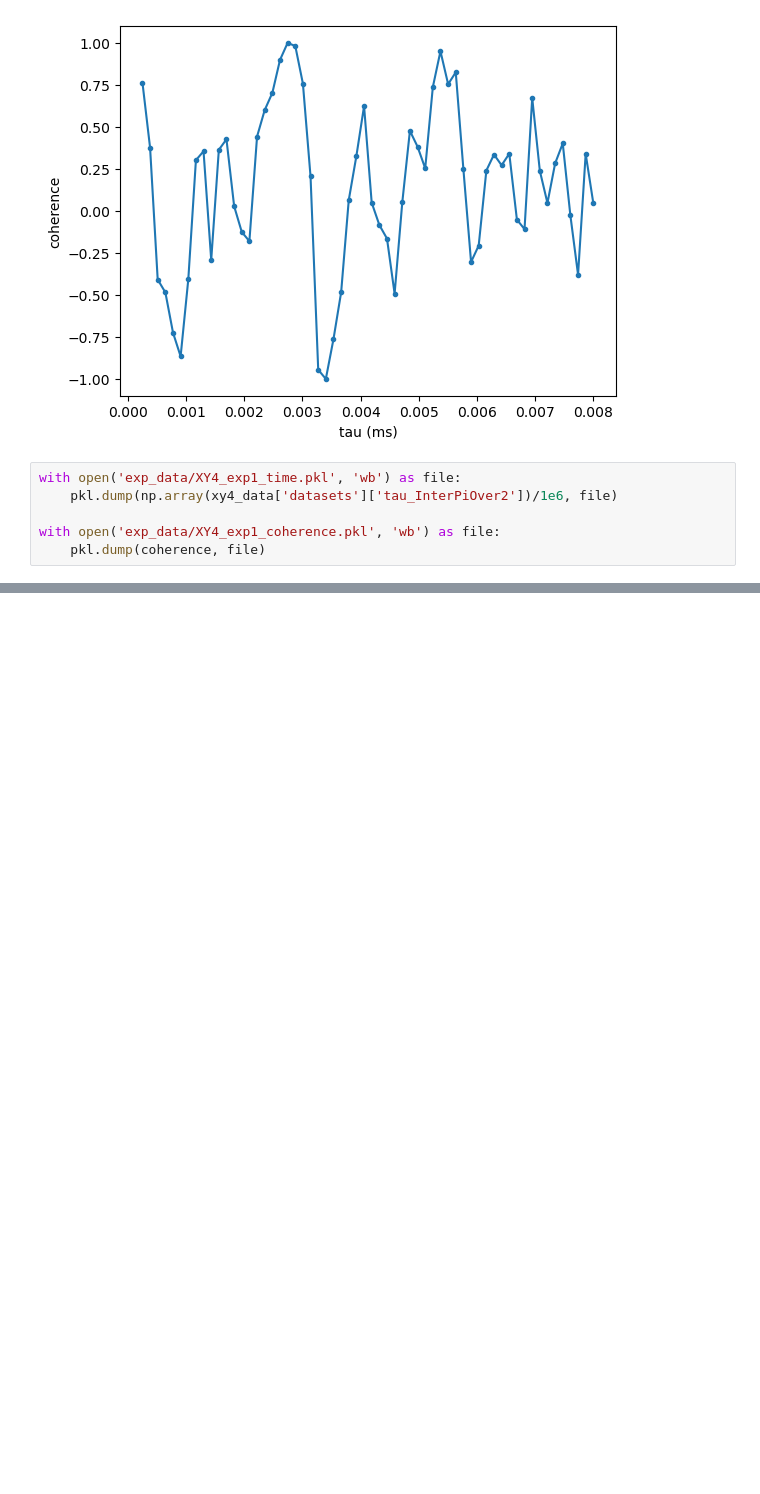
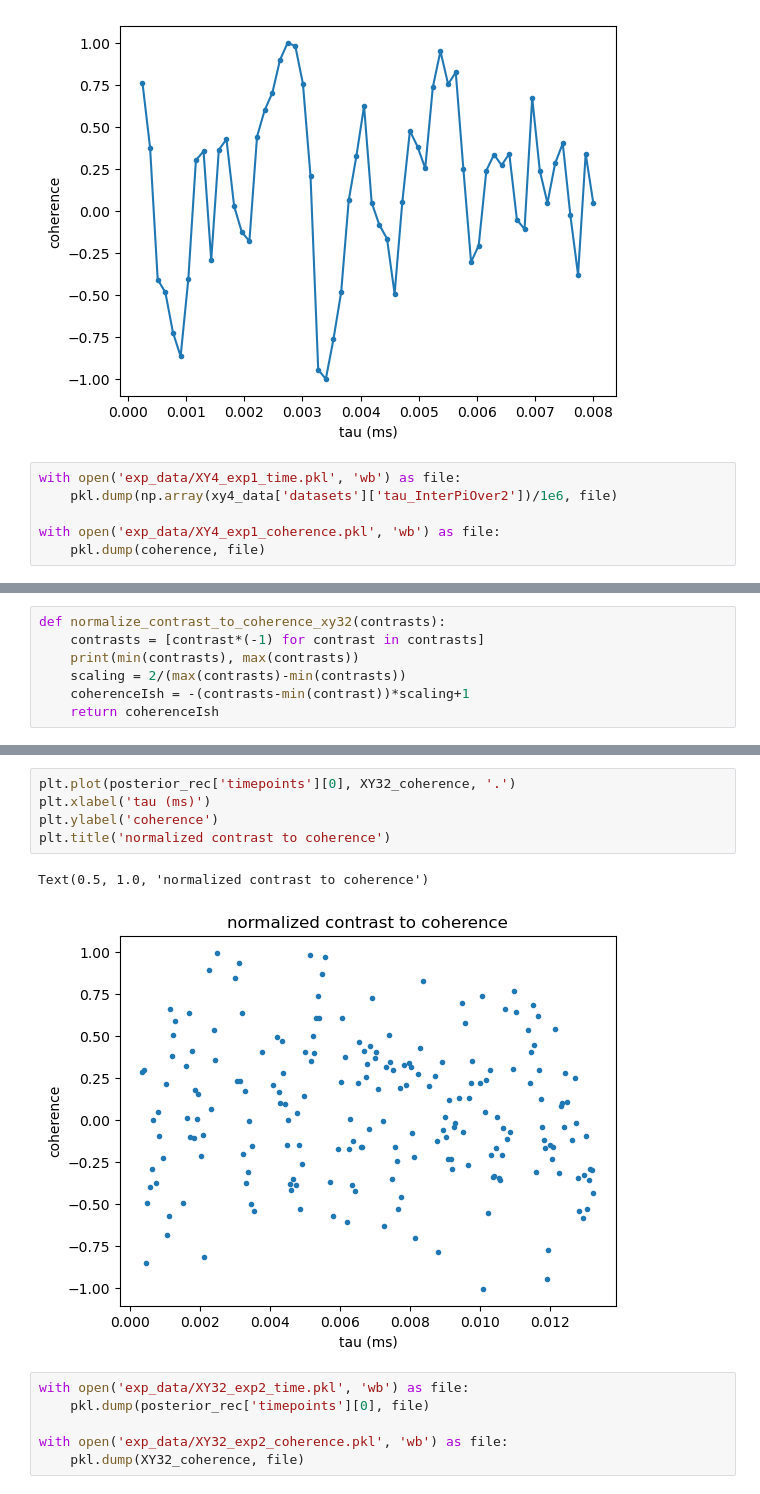
Before and after one commit to pabigail/nuclear-spin-recovery, a Jupyter notebook: look_at_exp_data.ipynb, the cells around one changed output, grey strips where cells are left out. Cells and saved outputs as stored; diff of their text form; blank space fills up the shorter version.

```diff
--- a/look_at_exp_data.ipynb
+++ b/look_at_exp_data.ipynb
@@ -45,0 +63,7 @@ with open('exp_data/XY4_exp1_coherence.pkl', 'wb') as file:
+# %%
+def normalize_contrast_to_coherence_xy32(contrasts):
+    contrasts = [contrast*(-1) for contrast in contrasts]
+    print(min(contrasts), max(contrasts))
+    scaling = 2/(max(contrasts)-min(contrasts))
+    coherenceIsh = -(contrasts-min(contrast))*scaling+1
+    return coherenceIsh
@@ -45,0 +74,14 @@ with open('exp_data/XY4_exp1_coherence.pkl', 'wb') as file:
+# %%
+plt.plot(posterior_rec['timepoints'][0], XY32_coherence, '.')
+plt.xlabel('tau (ms)')
+plt.ylabel('coherence')
+plt.title('normalized contrast to coherence')
+# %% [output]
+Text(0.5, 1.0, 'normalized contrast to coherence')
+[figure, added]
+# %%
+with open('exp_data/XY32_exp2_time.pkl', 'wb') as file:
+    pkl.dump(posterior_rec['timepoints'][0], file)
+
+with open('exp_data/XY32_exp2_coherence.pkl', 'wb') as file:
+    pkl.dump(XY32_coherence, file)
```
Also changed, not shown: parts of 5 cells of this notebook, 2 other files.
